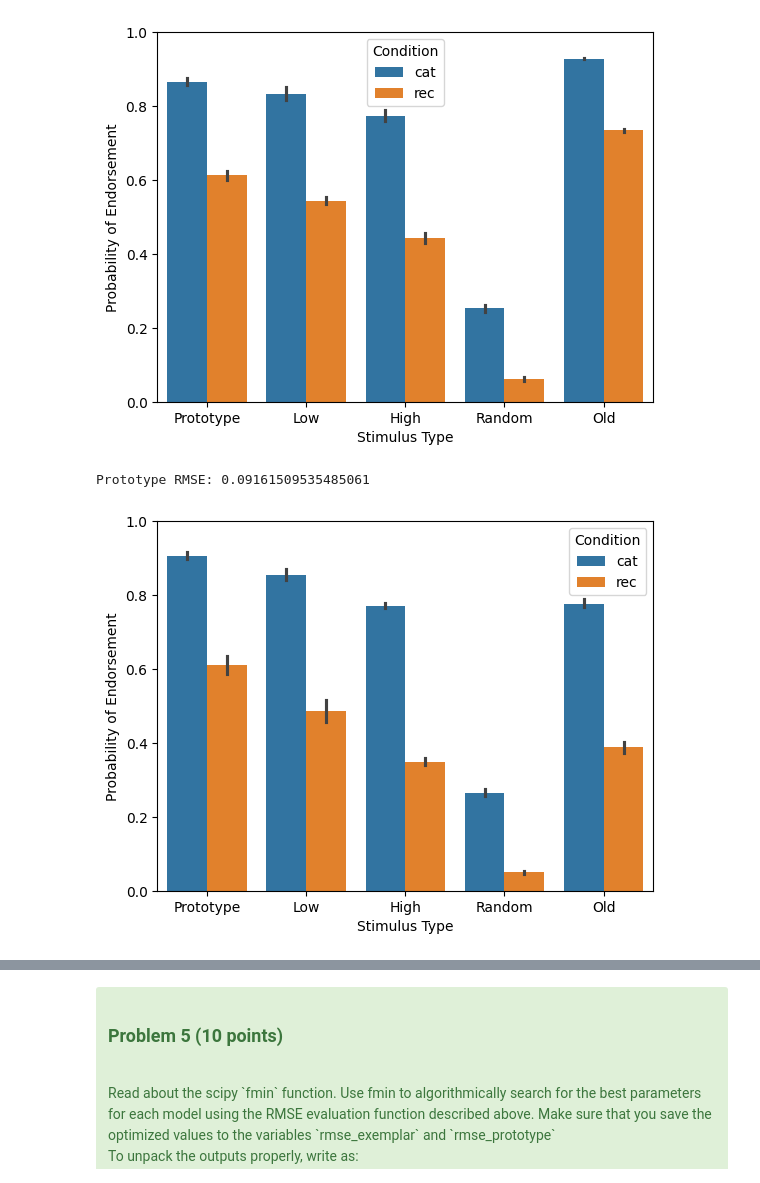
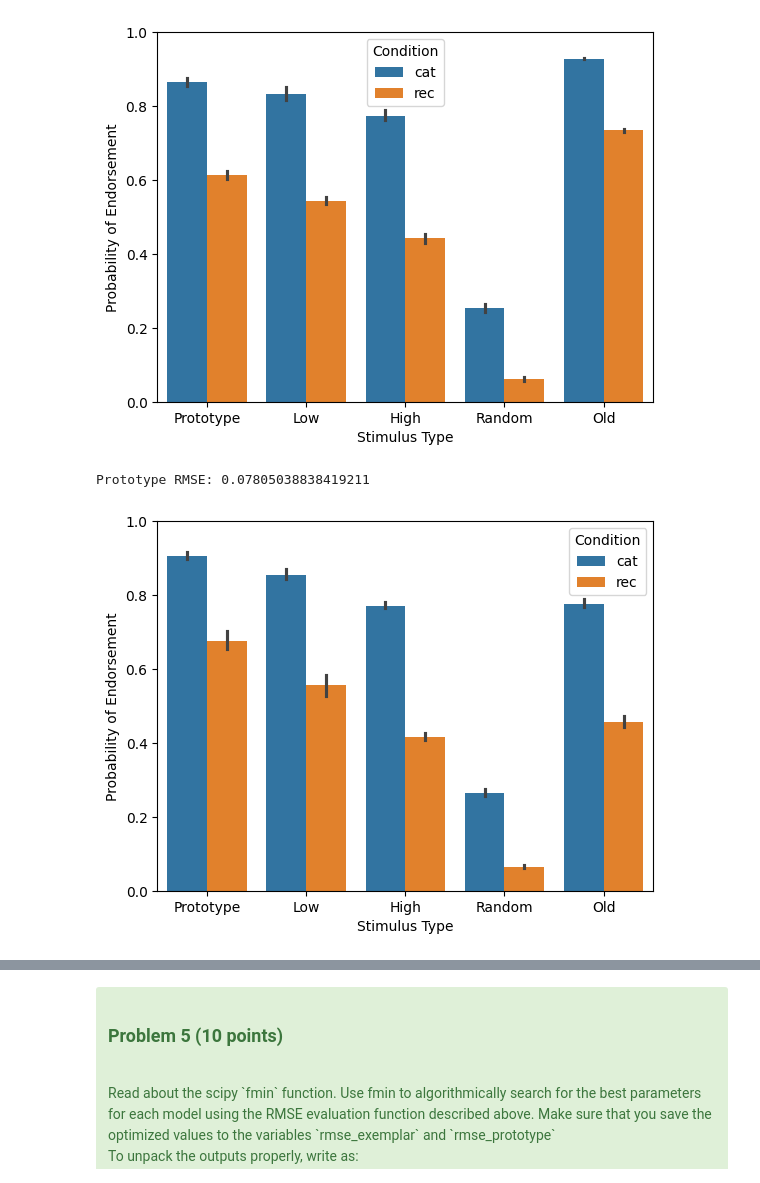
Before and after one commit to bmart231/CMC2026, a Jupyter notebook: homeworks/homework-Categorization/Homework-Categorization-PartA.ipynb, the cells around one changed output, grey strips where cells are left out. Saved outputs shown, nothing was run; the diff lists cells and outputs as text; code cells hidden in the pictures.

```diff
--- a/homeworks/homework-Categorization/Homework-Categorization-PartA.ipynb
+++ b/homeworks/homework-Categorization/Homework-Categorization-PartA.ipynb
@@ -600,14 +598,14 @@ Exemplar RMSE: 0.08477639500607148
 [figure]
 # %%
 # Prototype model with best fit parameters
-c_cat, k_cat, c_rec, k_rec = 1.6, 0.03, 1.6, 0.2
+c_cat, k_cat, c_rec, k_rec = 1.6, 0.03, 1.6, 0.15
 ax = sns.barplot(x="Stimulus Type", y="Probability of Endorsement", hue="Condition",
                 data=get_prototype_results(c_cat, k_cat, c_rec, k_rec))
 ax.set_ylim(0, 1.0);
 print('Prototype RMSE:', fit_prototype_model_rmse([c_cat, k_cat, c_rec, k_rec], human_results))
 # %% [output]
-Prototype RMSE: 0.09161509535485061
+Prototype RMSE: 0.07805038838419211
-[figure, old version]
+[figure, new version]
 # %% [markdown]
 **Answer**
 
```
Also changed, not shown: parts of 9 cells of this notebook, 3 other files.
